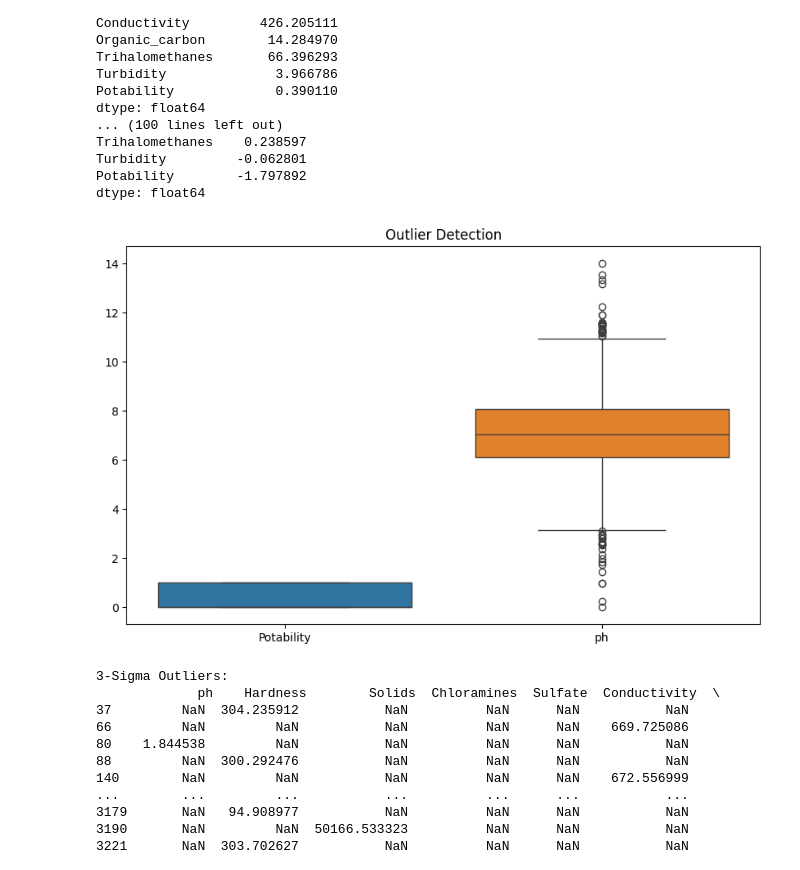
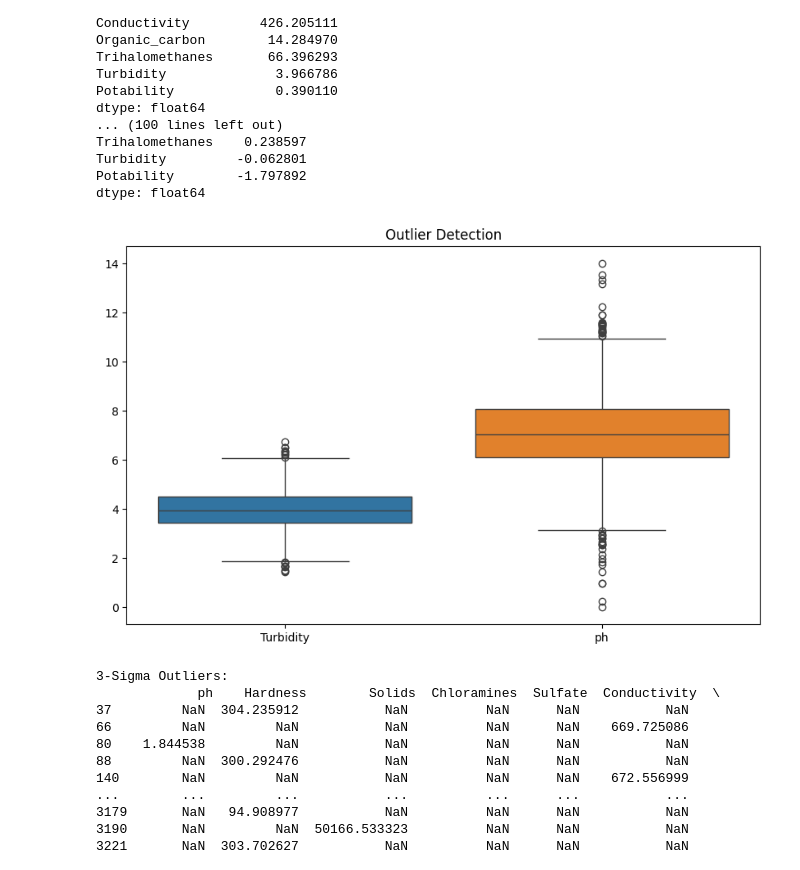
Before and after one commit to RifkyUtama/AI-Kelompok-4, a Jupyter notebook: rifkyganteng.ipynb, the cells around one changed output. Drawn from its saved outputs; the diff is of its cells as text; code cells hidden in the pictures.

```diff
--- a/rifkyganteng.ipynb
+++ b/rifkyganteng.ipynb
@@ -112,14 +112,14 @@ dtype: float64
 # %%
 import matplotlib.pyplot as plt
 import seaborn as sns
 
 # Boxplot for outlier detection
 plt.figure(figsize=(10, 6))
-sns.boxplot(data=df[['Potability', 'ph']])
+sns.boxplot(data=df[['Turbidity', 'ph']])
 plt.title('Outlier Detection')
 plt.show()
 # %% [output]
-[figure, old version]
+[figure, new version]
 # %%
 # 3-Sigma Rule
 def detect_outliers_3sigma(data):
```
Also changed, not shown: parts of 6 cells of this notebook.
